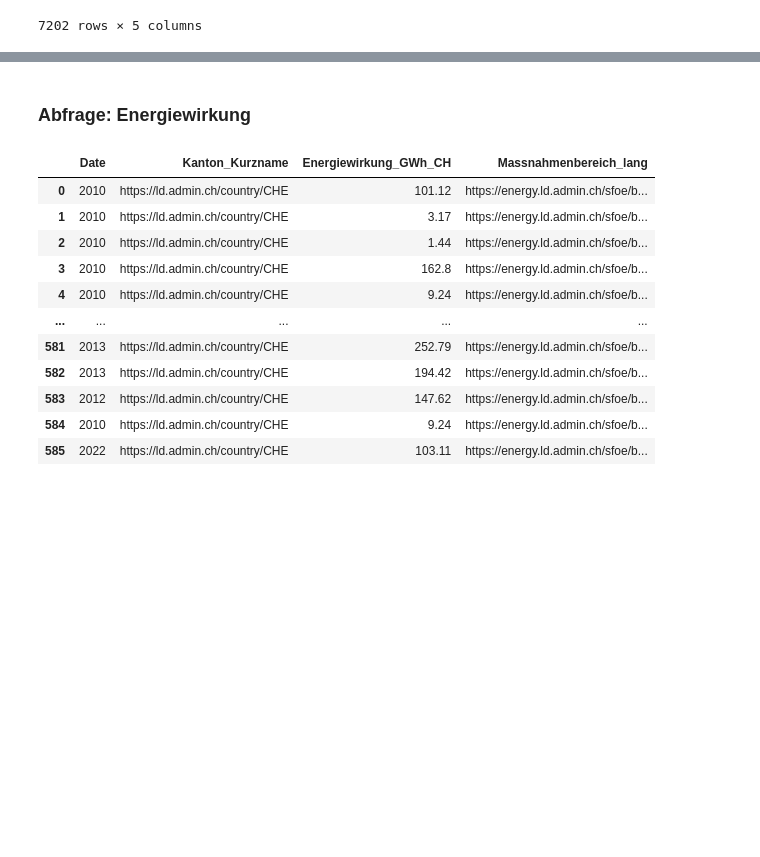
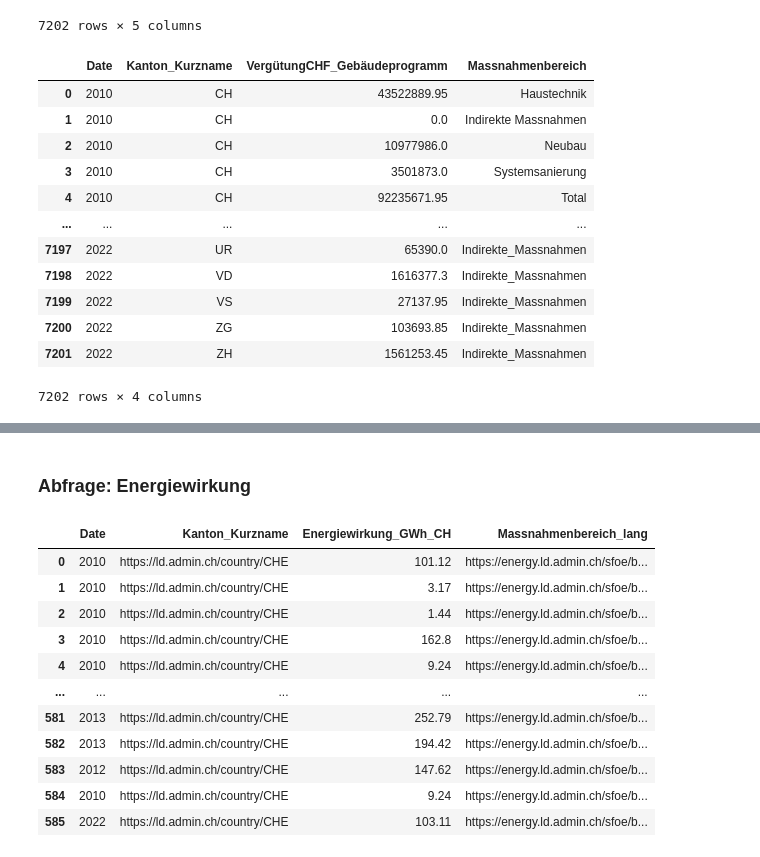
Before and after one commit to lydia-sa/dv_hs23, a Jupyter notebook: KnowledgeEngineering&Extraction/sparql_Abfragen_knowledge_engineering.ipynb, the cells around one changed output, grey strips where cells are left out. Saved outputs shown, nothing was run; the diff lists cells and outputs as text; code cells hidden in the pictures; blank space fills up the shorter version.

```diff
--- a/KnowledgeEngineering&Extraction/sparql_Abfragen_knowledge_engineering.ipynb
+++ b/KnowledgeEngineering&Extraction/sparql_Abfragen_knowledge_engineering.ipynb
@@ -404,6 +404,23 @@ df_g5
 | 7200 | 2022 | ZG | 103693.85 | https://energy.ld.admin.ch/sfoe/b... | Indirekte_Massnahmen |
 | 7201 | 2022 | ZH | 1561253.45 | https://energy.ld.admin.ch/sfoe/b... | Indirekte_Massnahmen |
 7202 rows × 5 columns
+# %%
+df_g5 = df_g5.drop('Massnahmenbereich_lang', axis=1)
+df_g5
+# %% [output]
+|  | Date | Kanton_Kurzname | VergütungCHF_Gebäudeprogramm | Massnahmenbereich |
+| 0 | 2010 | CH | 43522889.95 | Haustechnik |
+| 1 | 2010 | CH | 0.0 | Indirekte Massnahmen |
+| 2 | 2010 | CH | 10977986.0 | Neubau |
+| 3 | 2010 | CH | 3501873.0 | Systemsanierung |
+| 4 | 2010 | CH | 92235671.95 | Total |
+| ... | ... | ... | ... | ... |
+| 7197 | 2022 | UR | 65390.0 | Indirekte_Massnahmen |
+| 7198 | 2022 | VD | 1616377.3 | Indirekte_Massnahmen |
+| 7199 | 2022 | VS | 27137.95 | Indirekte_Massnahmen |
+| 7200 | 2022 | ZG | 103693.85 | Indirekte_Massnahmen |
+| 7201 | 2022 | ZH | 1561253.45 | Indirekte_Massnahmen |
+7202 rows × 4 columns
 # %%
 # Trotz distinct hat es einige Doublikate, diese werden gelöscht
 df_g5_no_duplicates = df_g5.drop_duplicates()
```
Also changed, not shown: parts of 10 cells of this notebook, 4 other files.
